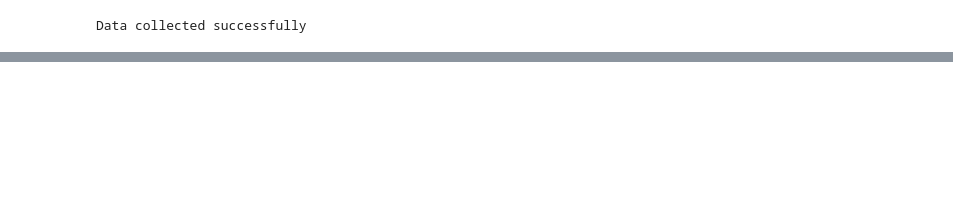
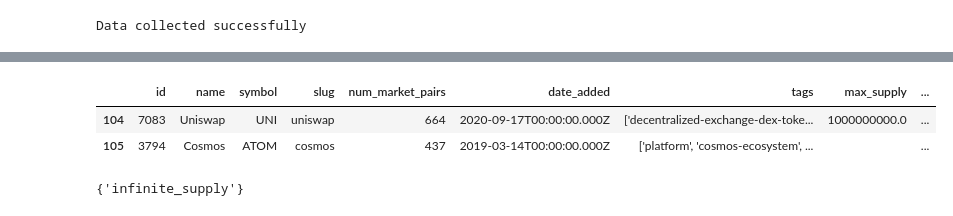
Before and after one commit to Taofeecoh/API_Automation-On-Crypto-Website, a Jupyter notebook: optimizedCryptoAPI.ipynb, the cells around one changed output, grey strips where cells are left out. Saved outputs shown, nothing was run; the diff lists cells and outputs as text; code cells hidden in the pictures; blank space fills up the shorter version.

```diff
--- a/optimizedCryptoAPI.ipynb
+++ b/optimizedCryptoAPI.ipynb
@@ -97,0 +102,18 @@ final_d2 = final_d1.stack()
+# %%
+longfile = pd.DataFrame(csv4)
+longfile.tail(22)
+# Assigning column title to dataFrame using its row 84, with pandas indexing method
+new_header = longfile.iloc[84].values
+longfile.columns = new_header
+longfile.tail(2)
+# %% [output]
+|  | id | name | symbol | slug | num_market_pairs | date_added | tags | max_supply | ... |
+| 104 | 7083 | Uniswap | UNI | uniswap | 664 | 2020-09-17T00:00:00.000Z | ['decentralized-exchange-dex-toke... | 1000000000.0 | ... |
+| 105 | 3794 | Cosmos | ATOM | cosmos | 437 | 2019-03-14T00:00:00.000Z | ['platform', 'cosmos-ecosystem', ... |  | ... |
+# %%
+lf = set(longfile.columns)
+sf = set(shortfile.columns)
+
+lf.difference(sf)
+# %% [output]
+{'infinite_supply'}
```
Also changed, not shown: parts of 14 cells of this notebook.
